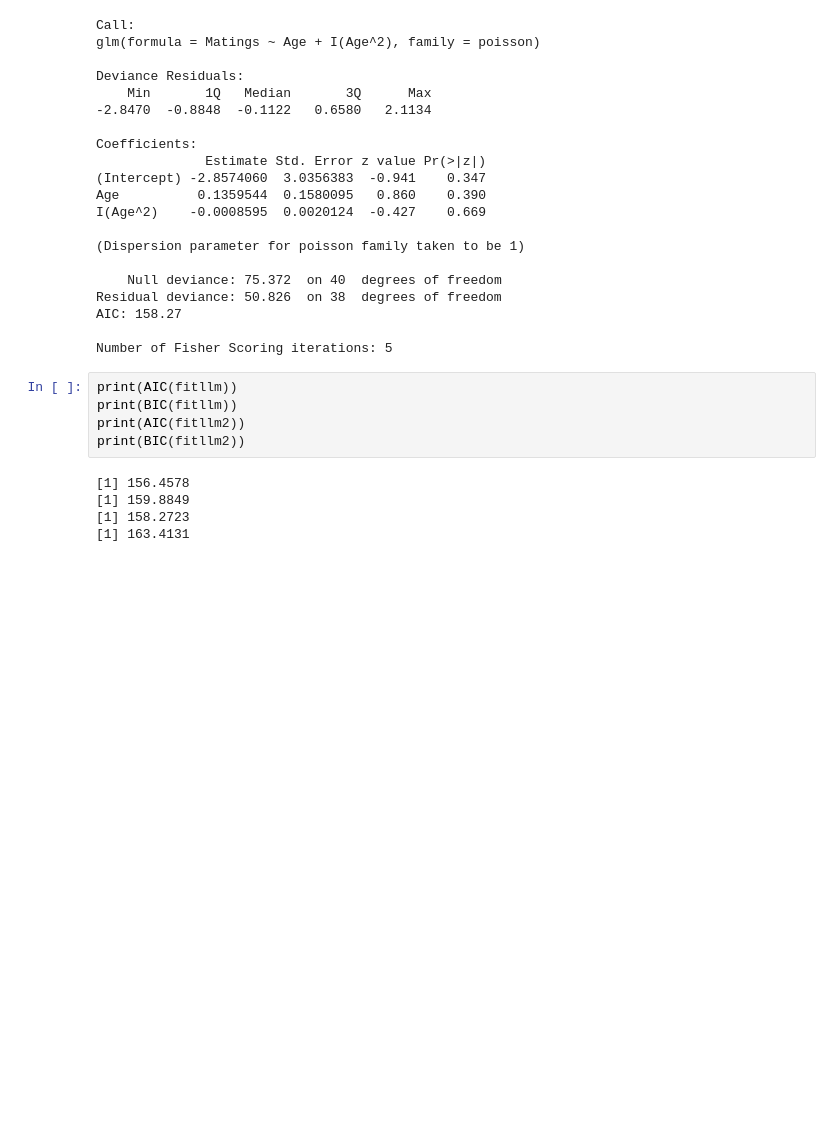
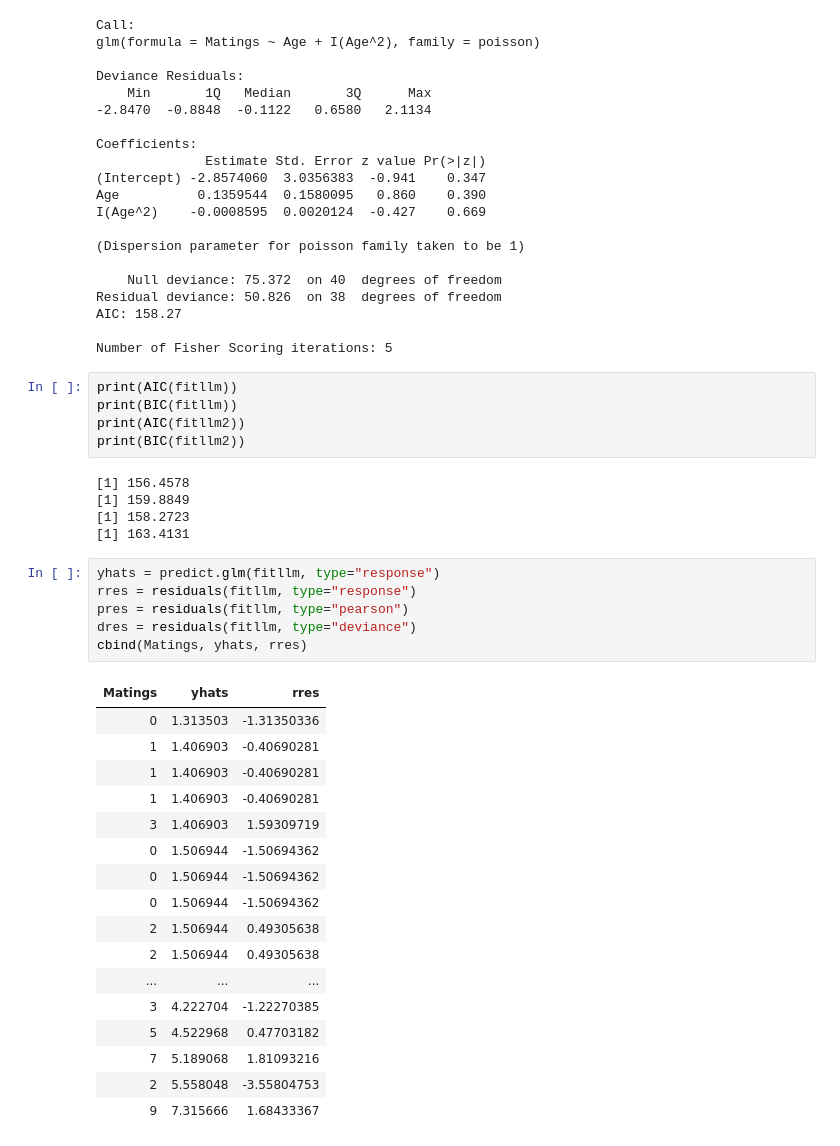
Before and after one commit to lihd1003/19W-Course-Material, a Jupyter notebook: STA303/Log-linear Regression (Poisson Regression).ipynb, the cells around one changed output. Saved outputs shown, nothing was run; the diff lists cells and outputs as text; blank space fills up the shorter version.

```diff
--- a/STA303/Log-linear Regression (Poisson Regression).ipynb
+++ b/STA303/Log-linear Regression (Poisson Regression).ipynb
@@ -110,3 +110,27 @@ print(BIC(fitllm2))
 [1] 159.8849
 [1] 158.2723
 [1] 163.4131
+# %%
+yhats = predict.glm(fitllm, type="response")
+rres = residuals(fitllm, type="response")
+pres = residuals(fitllm, type="pearson")
+dres = residuals(fitllm, type="deviance")
+cbind(Matings, yhats, rres)
+# %% [output]
+| Matings | yhats | rres |
+| 0 | 1.313503 | -1.31350336 |
+| 1 | 1.406903 | -0.40690281 |
+| 1 | 1.406903 | -0.40690281 |
+| 1 | 1.406903 | -0.40690281 |
+| 3 | 1.406903 | 1.59309719 |
+| 0 | 1.506944 | -1.50694362 |
+| 0 | 1.506944 | -1.50694362 |
+| 0 | 1.506944 | -1.50694362 |
+| 2 | 1.506944 | 0.49305638 |
+| 2 | 1.506944 | 0.49305638 |
+| ... | ... | ... |
+| 3 | 4.222704 | -1.22270385 |
+| 5 | 4.522968 | 0.47703182 |
+| 7 | 5.189068 | 1.81093216 |
+| 2 | 5.558048 | -3.55804753 |
+| 9 | 7.315666 | 1.68433367 |
```
Also changed, not shown: parts of 14 cells of this notebook, 21 other files.
